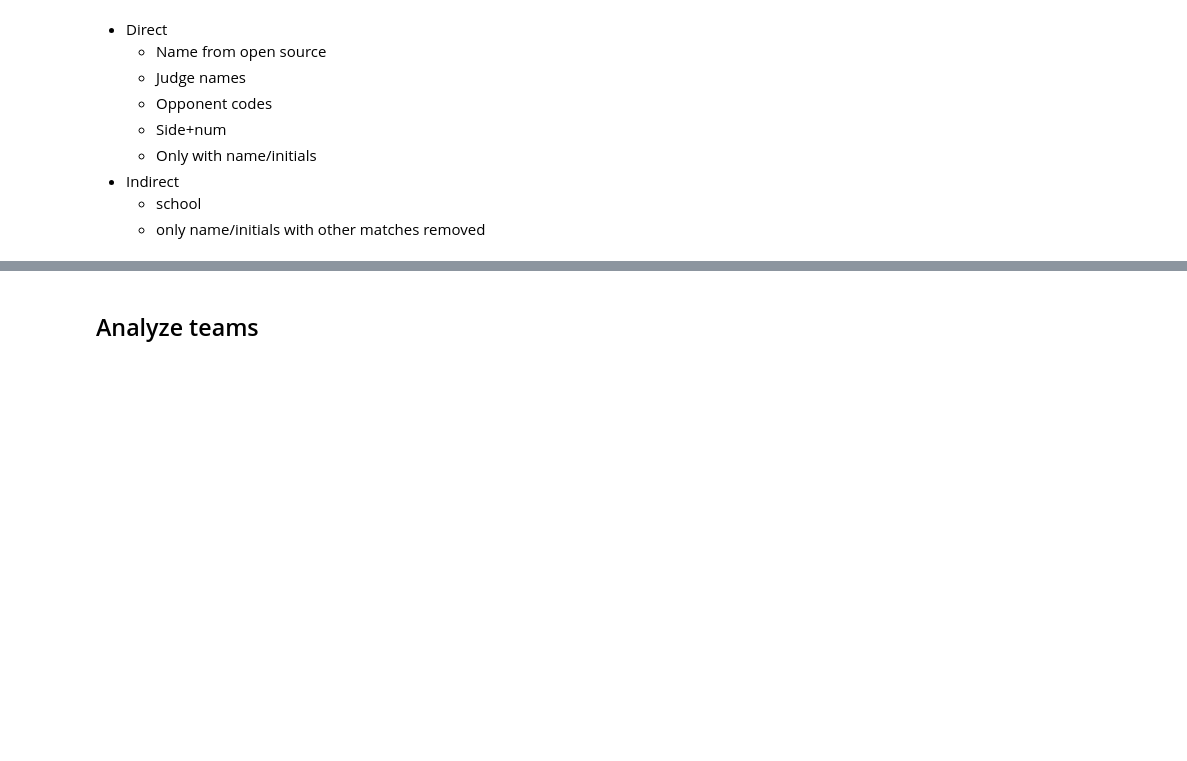
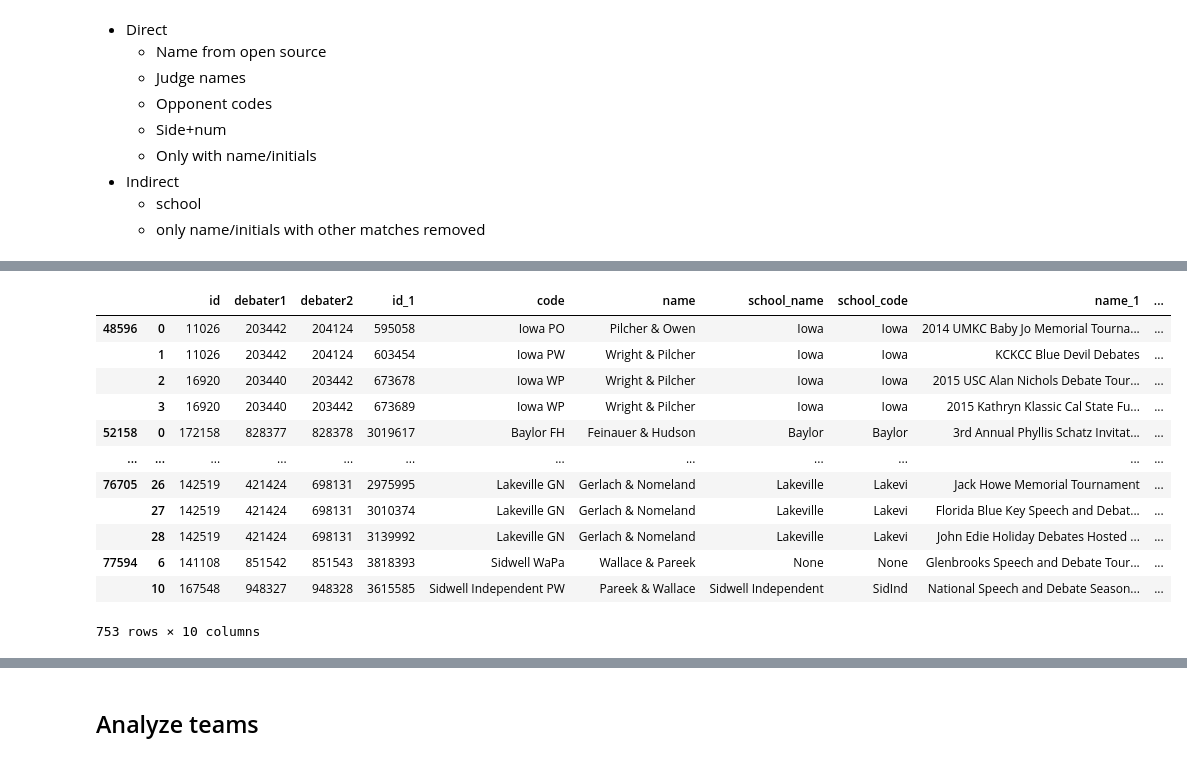
Before and after one commit to D0ugins/tab-data, a Jupyter notebook: match.ipynb, the cells around one changed output, grey strips where cells are left out. Cells and saved outputs as stored; diff of their text form; code cells hidden in the pictures; blank space fills up the shorter version.

```diff
--- a/match.ipynb
+++ b/match.ipynb
@@ -253,0 +517,6 @@ opponent_match = opponent_ratio > 0.75
+# %%
+matched_team_ids = caselist_tabroom_matches.keys()
+matched_school_ids = set(caselist_team_data.loc[matched_team_ids].schoolId)
+matched_school_names = set(caselist_team_data.loc[matched_team_ids].schoolName)
+matched_school_teams = caselist_team_data[caselist_team_data.schoolName.isin(matched_school_names)]
+match_fractions(matched_school_teams.index)
@@ -253,0 +527,2 @@ opponent_match = opponent_ratio > 0.75
+# %%
+schoolName_teams = caselist_data.groupby('schoolName').apply(lambda x: x.teamId.unique())
@@ -253,0 +545,12 @@ opponent_match = opponent_ratio > 0.75
+# %%
+school_matches: dict[int, pd.DataFrame] = {}
+with tabEngine.begin() as conn:
+    for caselist_team in tqdm(caselist_tab_map.values()):
+        team_tabroom_school_names = school_tabroom_names[caselist_team.caselist_school_name]
+        matches = caselist_team.find_school_matches(team_tabroom_school_names, conn)
+        school_matches[caselist_team.caselist_id] = pd.DataFrame(dict(
+            matches={k: int(v) for k, v in matches.items()},
+            total={k: 1 for k in matches.keys()}
+        ))
+school_matches = pd.concat(school_matches)
+school_matches
@@ -253,0 +646,3 @@ opponent_match = opponent_ratio > 0.75
+# %%
+multi_matches = {k: v for k, v in caselist_tabroom_matches.items() if len(v) > 1}
+caselist_data_by_team.loc[list(multi_matches.keys())]
@@ -253,0 +664,31 @@ opponent_match = opponent_ratio > 0.75
+# %%
+multi_team_dfs = {}
+with tabEngine.connect() as conn:
+    for caselist_id, tabroom_ids in multi_matches.items():
+        multi_team_query = select(team_table.c.id, team_table.c.debater1, team_table.c.debater2, entry_table.c.id, entry_table.c.code, entry_table.c.name, entry_table.c.school_name, entry_table.c.school_code, tournament_table.c.name, tournament_table.c.season)\
+            .select_from(
+                team_table\
+                    .join(entry_table, team_table.c.id == entry_table.c.team)\
+                    .join(event_table, entry_table.c.event == event_table.c.id)\
+                    .join(category_table, event_table.c.category == category_table.c.id)\
+                    .join(tournament_table, category_table.c.tournament == tournament_table.c.id)
+            )\
+            .where(entry_table.c.team.in_(tabroom_ids))
+        result = pd.read_sql(multi_team_query, conn)
+        multi_team_dfs[caselist_id] = result[result.season == caselist_team_data.loc[caselist_id].year]
+multi_team_data = pd.concat(multi_team_dfs)
+multi_team_data
+# %% [output]
+|  |  | id | debater1 | debater2 | id_1 | code | name | school_name | school_code | name_1 | ... |
+| 48596 | 0 | 11026 | 203442 | 204124 | 595058 | Iowa PO | Pilcher & Owen | Iowa | Iowa | 2014 UMKC Baby Jo Memorial Tourna... | ... |
+|  | 1 | 11026 | 203442 | 204124 | 603454 | Iowa PW | Wright & Pilcher | Iowa | Iowa | KCKCC Blue Devil Debates | ... |
+|  | 2 | 16920 | 203440 | 203442 | 673678 | Iowa WP | Wright & Pilcher | Iowa | Iowa | 2015 USC Alan Nichols Debate Tour... | ... |
+|  | 3 | 16920 | 203440 | 203442 | 673689 | Iowa WP | Wright & Pilcher | Iowa | Iowa | 2015 Kathryn Klassic Cal State Fu... | ... |
+| 52158 | 0 | 172158 | 828377 | 828378 | 3019617 | Baylor FH | Feinauer & Hudson | Baylor | Baylor | 3rd Annual Phyllis Schatz Invitat... | ... |
+| ... | ... | ... | ... | ... | ... | ... | ... | ... | ... | ... | ... |
+| 76705 | 26 | 142519 | 421424 | 698131 | 2975995 | Lakeville GN | Gerlach & Nomeland | Lakeville | Lakevi | Jack Howe Memorial Tournament | ... |
+|  | 27 | 142519 | 421424 | 698131 | 3010374 | Lakeville GN | Gerlach & Nomeland | Lakeville | Lakevi | Florida Blue Key Speech and Debat... | ... |
+|  | 28 | 142519 | 421424 | 698131 | 3139992 | Lakeville GN | Gerlach & Nomeland | Lakeville | Lakevi | John Edie Holiday Debates Hosted ... | ... |
+| 77594 | 6 | 141108 | 851542 | 851543 | 3818393 | Sidwell WaPa | Wallace & Pareek | None | None | Glenbrooks Speech and Debate Tour... | ... |
+|  | 10 | 167548 | 948327 | 948328 | 3615585 | Sidwell Independent PW | Pareek & Wallace | Sidwell Independent | SidInd | National Speech and Debate Season... | ... |
+753 rows × 10 columns
```
Also changed, not shown: parts of 135 cells of this notebook, 5 other files.
